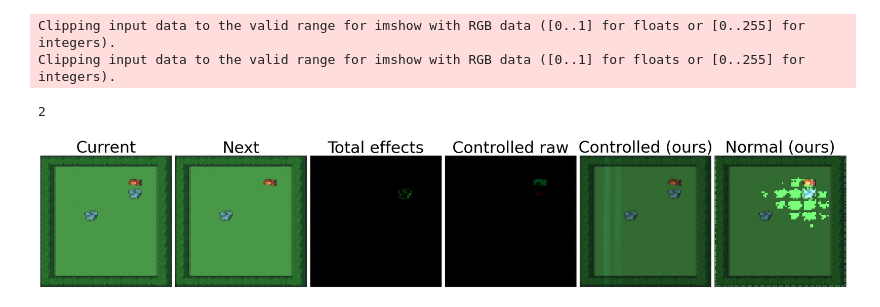
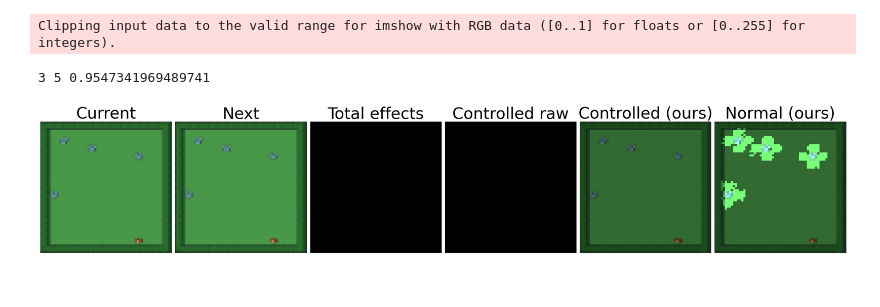
Before and after one commit to Mo-youssef/controllable-IR, a Jupyter notebook: evaluator_notebook_cen.ipynb, the cells around one changed output. Saved outputs shown, nothing was run; the diff lists cells and outputs as text; code cells hidden in the pictures.

```diff
--- a/evaluator_notebook_cen.ipynb
+++ b/evaluator_notebook_cen.ipynb
@@ -19,6 +20,7 @@ client = wandb.Api()
 # %%
 def make_env(env_name):
     env = wrap_env(env_name, max_frames=500, frame_stack=False, obs_shape=(84,84), test=True, punishment=1, no_ext=True)
+    env.enable_history(True)
     env.seed(100)
     return env
 # %%
@@ -50,7 +52,7 @@ def load_model(run_id, env, download=False):
 
     return mask_network, combine_masks
 # %%
-cen_run_id = 'upivs3t0'
+cen_run_id = '15dzfnb1'#'rqt6qopv'
 config = load_config(cen_run_id)
 
 device = torch.device('cpu')
@@ -77,2 +79,5 @@ CNNDecoder(
   )
 )
+# %%
+config['ngu_k_neighbors'] = 5
+episodic_memory = EpisodicMemory(config['ngu_mem'], config['ctrl_latent_size'], config['ngu_k_neighbors'], config['ir_eps'], config['ir_c'], max_sim=config['ir_max_sim'])
@@ -118,46 +149,50 @@ def process_obs(obs):
 
     return observation, observation_raw
 
+episodic_memory.reset()
 num_actions = min(10, env.action_space.n)
 output_channels = env.observation_space.shape[0]
+state = env.get_state()
 observation, observation_raw = process_obs(None)
 
+step = 0
 episode = list()
 episode_index = 0
-time_to_death = 0
 data = list()
-while len(data) < 10:
+while len(data) < 100:
     action = torch.randint(num_actions, (1,)).to(device)
 
-    next_observation, _, done, info = env.step(action.item())
+    next_observation, _, done, info = env.step(0)#action.item())
     next_observation, next_observation_raw = process_obs(next_observation)
     total_effect = next_observation[-output_channels:] - observation[-output_channels:]
+    step += 1
 
     with torch.no_grad():
-        cen_controlled_mask, cen_normal_mask, _, _ = cen_network.forward(observation.unsqueeze(0), action)
+        cen_controlled_mask, cen_normal_mask, controlled_embedding, _ = cen_network(observation.unsqueeze(0), action)
 
     cen_controlled_mask_raw = cen_controlled_mask
     cen_normal_mask_raw = cen_normal_mask
+    controlled_embedding = controlled_embedding.cpu().detach().numpy()
+    episodic_memory.add_item(controlled_embedding.squeeze(0))
+    reward, distance = score(episodic_memory, controlled_embedding)
+    print(step, episodic_memory.num, done, reward, distance, cen_controlled_mask.abs().sum())
 
     episode.append(mask_observation(next_observation_raw, cen_controlled_mask_raw.permute(0, 2, 3, 1).squeeze().cpu().numpy()))
 
     if 'ale.lives' in info:
         done = ('needs_reset' in info and info['needs_reset']) or info['ale.lives'] == 0
 
-    if done:
-        if len(episode) > 30:
-            to_video(episode, "videos/video_{}_{}.avi".format(config['env_name'], episode_index))
-
+    if done or len(episode) >= 500:
         next_observation, next_observation_raw = process_obs(None)
         episode = list()
-        episode_index += 1
-        time_to_death = 0
+        step = 0
+        episodic_memory.reset()
 
     if not done:
-        if len([event for event in info[0]['History'] if event['SourceObjectName'] == 'catcher' and event['DestinationObjectName'] == 'butterfly']) > 0:
-            data.append((observation_raw, next_observation_raw, cen_controlled_mask_raw, cen_normal_mask_raw, total_effect, cen_controlled_mask))
+        if reward:
+            # if len([event for event in info[0]['History'] if event['SourceObjectName'] == 'catcher' and event['DestinationObjectName'] == 'butterfly']) > 0:
+            data.append((observation_raw, next_observation_raw, cen_controlled_mask_raw, cen_normal_mask_raw, total_effect, cen_controlled_mask, reward))
 
     observation = next_observation
     observation_raw = next_observation_raw
-
-to_video(episode, "videos/video_{}_{}.avi".format(config['env_name'], episode_index))
+    state = env.get_state()
@@ -165,7 +219,6 @@ to_video(episode, "videos/video_{}_{}.avi".format(config['env_name'], episode_in
 fig, axes = plt.subplots(figsize=(34, 24), ncols=6, nrows=1)
 
 index = np.random.randint(len(data))
-print(index)
 item = data[index]
 observation = item[0]
 next_observation = item[1]
@@ -173,37 +226,38 @@ cen_controlled_mask = item[2].squeeze().permute(1, 2, 0).cpu().numpy()
 cen_normal_mask = item[3].squeeze().cpu().numpy().squeeze()
 total_effect = item[4].permute(1, 2, 0).cpu().numpy().squeeze()
 threshold_cen_controlled_mask = item[5].cpu().numpy().squeeze()
+reward = item[6]
+print(index, len(data), reward)
 
 for ax in axes.flat:
     ax.tick_params(axis="both", which = "both", bottom = False, top = False, left=False,right=False, labelleft=False,labelbottom=False)
     ax.imshow(np.zeros_like(observation))
 
 axes[0].imshow(observation)
 axes[1].imshow(next_observation)
-axes[2].imshow(total_effect, vmin=-1, vmax=1)
-axes[3].imshow(cen_controlled_mask, vmin=-1, vmax=1)
+axes[2].imshow(total_effect)
+axes[3].imshow(cen_controlled_mask)
 axes[4].imshow(mask_observation(observation, threshold_cen_controlled_mask))
 axes[5].imshow(mask_observation(observation, (np.abs(cen_normal_mask) > 0.01).max(axis=0)[None].transpose(1, 2, 0)))
 
 
 axes[0].xaxis.set_label_position('top')
 axes[1].xaxis.set_label_position('top')
 axes[2].xaxis.set_label_position('top')
 axes[3].xaxis.set_label_position('top')
 axes[4].xaxis.set_label_position('top')
 axes[5].xaxis.set_label_position('top')
 
 axes[0].set_xlabel('Current', color='black', fontsize=48., labelpad=10.)
 axes[1].set_xlabel('Next', color='black', fontsize=48., labelpad=10.)
 axes[2].set_xlabel('Total effects', color='black', fontsize=48., labelpad=10.)
 axes[3].set_xlabel('Controlled raw', color='black', fontsize=48., labelpad=10.)
 axes[4].set_xlabel('Controlled (ours)', color='black', fontsize=48., labelpad=10.)
 axes[5].set_xlabel('Normal (ours)', color='black', fontsize=48., labelpad=10.)
 
 plt.tight_layout()
 plt.show()
 # %% [output]
 Clipping input data to the valid range for imshow with RGB data ([0..1] for floats or [0..255] for integers).
-Clipping input data to the valid range for imshow with RGB data ([0..1] for floats or [0..255] for integers).
-2
+3 5 0.9547341969489741
-[figure, old version]
+[figure, new version]
```
Also changed, not shown: parts of 7 cells of this notebook, 10 other files.
